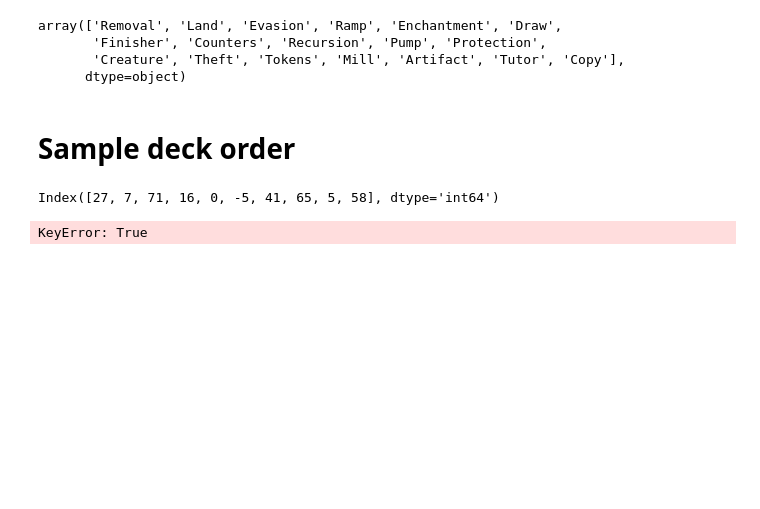
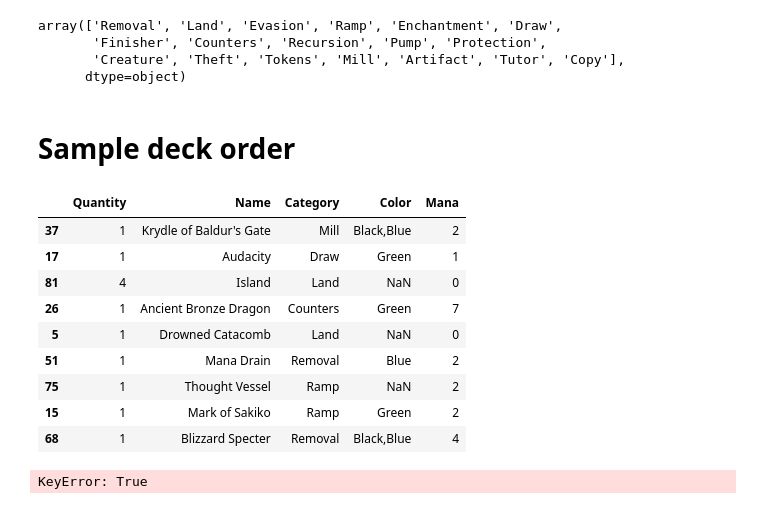
Before and after one commit to NanaGinnerup/mtg-commander, a Jupyter notebook: commander_start.ipynb, the cells around one changed output. Drawn from its saved outputs; the diff is of its cells as text; code cells hidden in the pictures; blank space fills up the shorter version.

```diff
--- a/commander_start.ipynb
+++ b/commander_start.ipynb
@@ -104,9 +104,18 @@ hand=sample_hand(deck, 10)
 empty_list=[]
 not_empty_list=[10]
 # %%
-hand.index - not_empty_list
+hand[~hand.index.isin(not_empty_list)]
 # %% [output]
-Index([27, 7, 71, 16, 0, -5, 41, 65, 5, 58], dtype='int64')
+|  | Quantity | Name | Category | Color | Mana |
+| 37 | 1 | Krydle of Baldur's Gate | Mill | Black,Blue | 2 |
+| 17 | 1 | Audacity | Draw | Green | 1 |
+| 81 | 4 | Island | Land | NaN | 0 |
+| 26 | 1 | Ancient Bronze Dragon | Counters | Green | 7 |
+| 5 | 1 | Drowned Catacomb | Land | NaN | 0 |
+| 51 | 1 | Mana Drain | Removal | Blue | 2 |
+| 75 | 1 | Thought Vessel | Ramp | NaN | 2 |
+| 15 | 1 | Mark of Sakiko | Ramp | Green | 2 |
+| 68 | 1 | Blizzard Specter | Removal | Black,Blue | 4 |
 # %%
 hand.iloc[:7+2][hand.iloc != empty_list]
 # %% [output]
```
